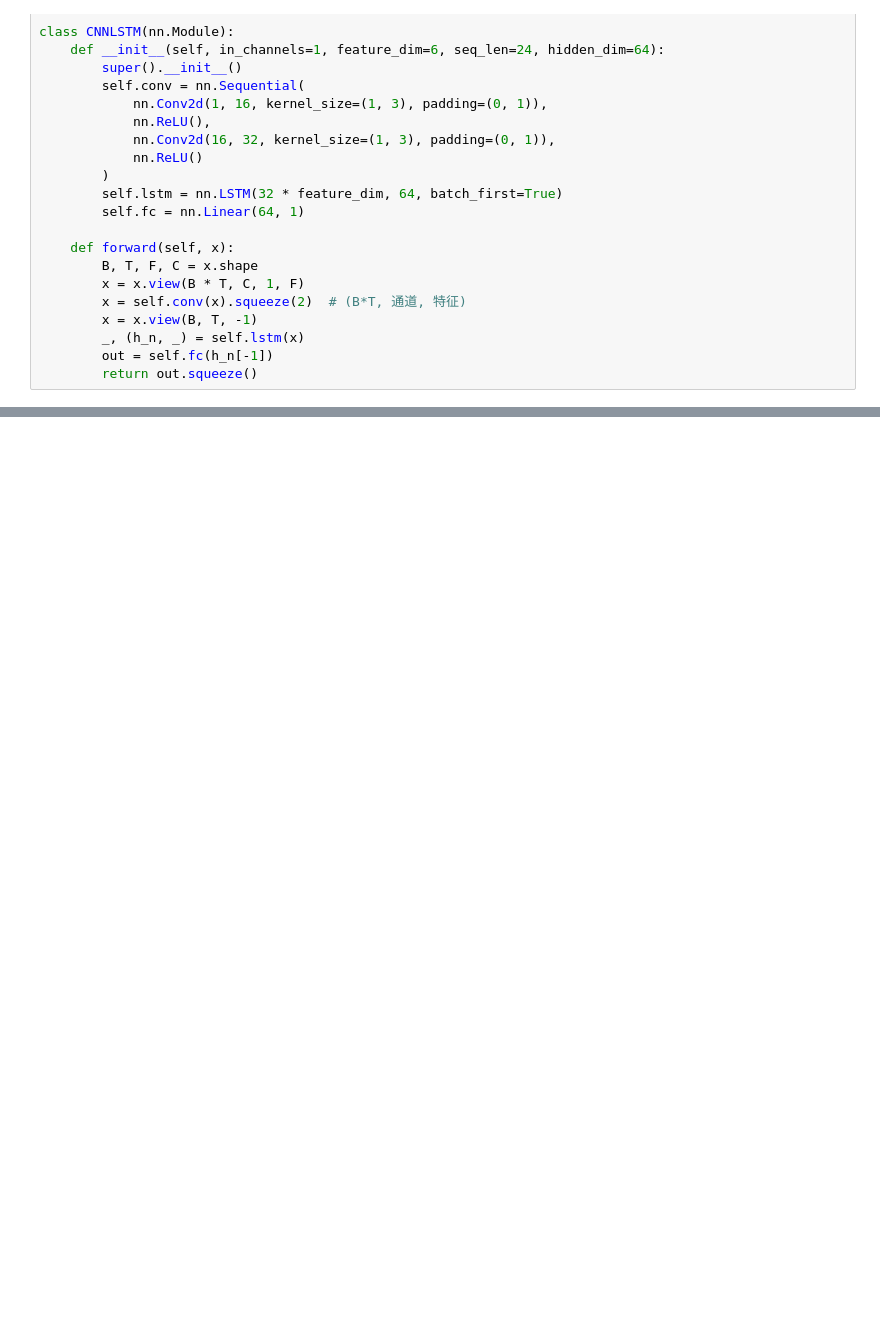
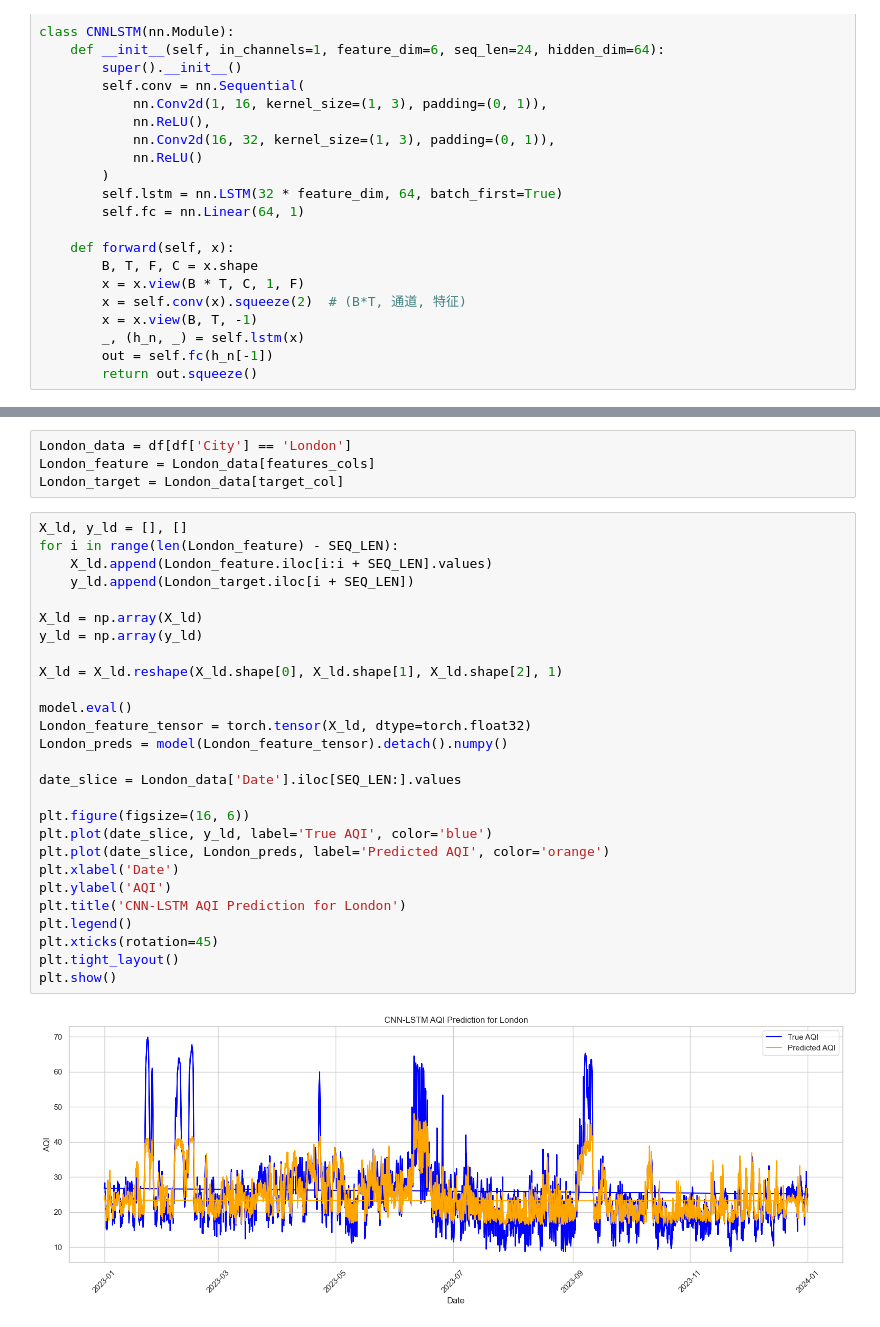
Before and after one commit to suxiao1824308603/Kaggle--project-practice, a Jupyter notebook: 1Global Air Quality (2023) - 6 Cities/Untitled-1.ipynb, the cells around one changed output, grey strips where cells are left out. Drawn from its saved outputs; the diff is of its cells as text; blank space fills up the shorter version.

```diff
--- a/1Global Air Quality (2023) - 6 Cities/Untitled-1.ipynb
+++ b/1Global Air Quality (2023) - 6 Cities/Untitled-1.ipynb
@@ -313,0 +314,33 @@ plt.show()
+# %%
+London_data = df[df['City'] == 'London']
+London_feature = London_data[features_cols]
+London_target = London_data[target_col]
+# %%
+X_ld, y_ld = [], []
+for i in range(len(London_feature) - SEQ_LEN):
+    X_ld.append(London_feature.iloc[i:i + SEQ_LEN].values)
+    y_ld.append(London_target.iloc[i + SEQ_LEN])
+
+X_ld = np.array(X_ld)
+y_ld = np.array(y_ld)
+
+X_ld = X_ld.reshape(X_ld.shape[0], X_ld.shape[1], X_ld.shape[2], 1)
+
+model.eval()
+London_feature_tensor = torch.tensor(X_ld, dtype=torch.float32)
+London_preds = model(London_feature_tensor).detach().numpy()
+
+date_slice = London_data['Date'].iloc[SEQ_LEN:].values
+
+plt.figure(figsize=(16, 6))
+plt.plot(date_slice, y_ld, label='True AQI', color='blue')
+plt.plot(date_slice, London_preds, label='Predicted AQI', color='orange')
+plt.xlabel('Date')
+plt.ylabel('AQI')
+plt.title('CNN-LSTM AQI Prediction for London')
+plt.legend()
+plt.xticks(rotation=45)
+plt.tight_layout()
+plt.show()
+# %% [output]
+[figure, added]
```
Also changed, not shown: parts of 3 cells of this notebook.
